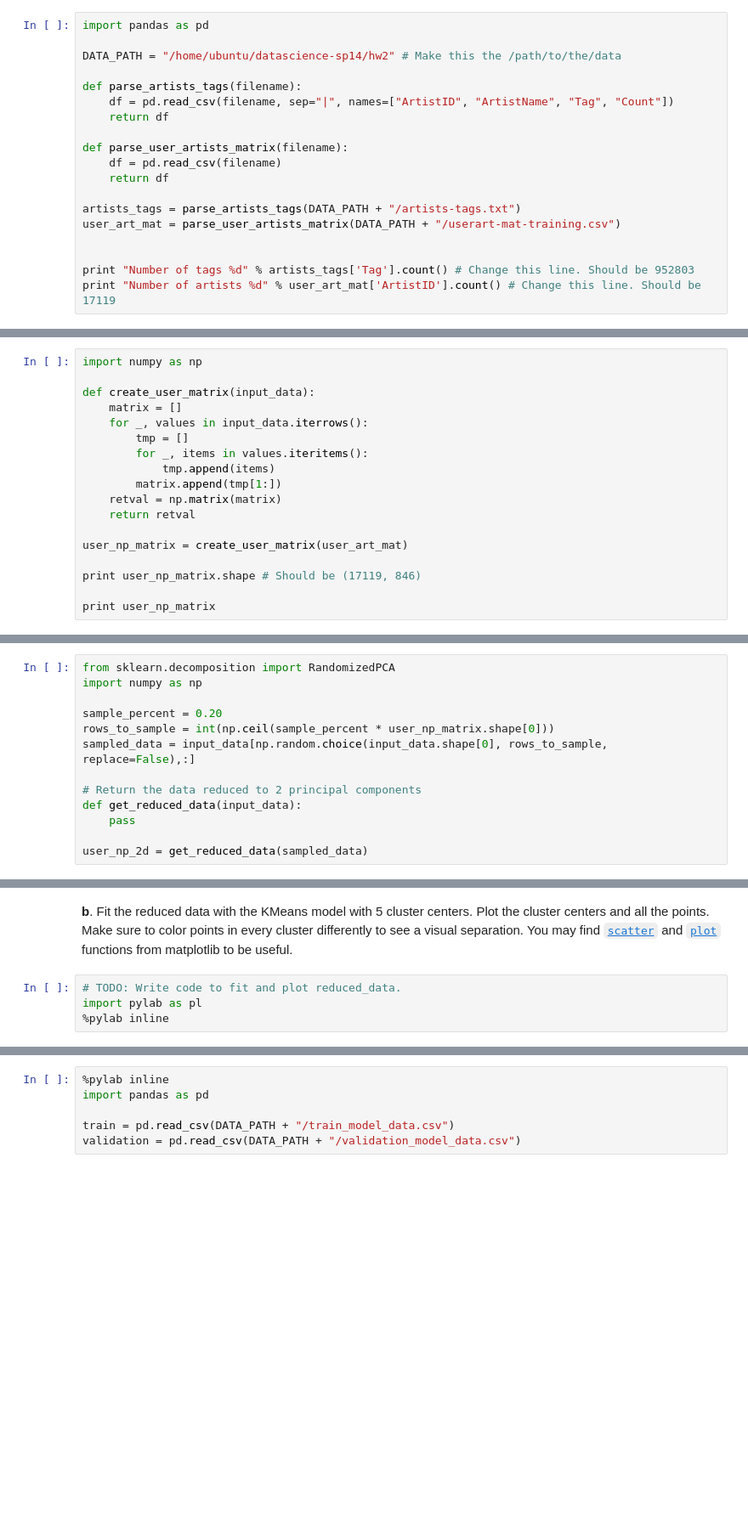
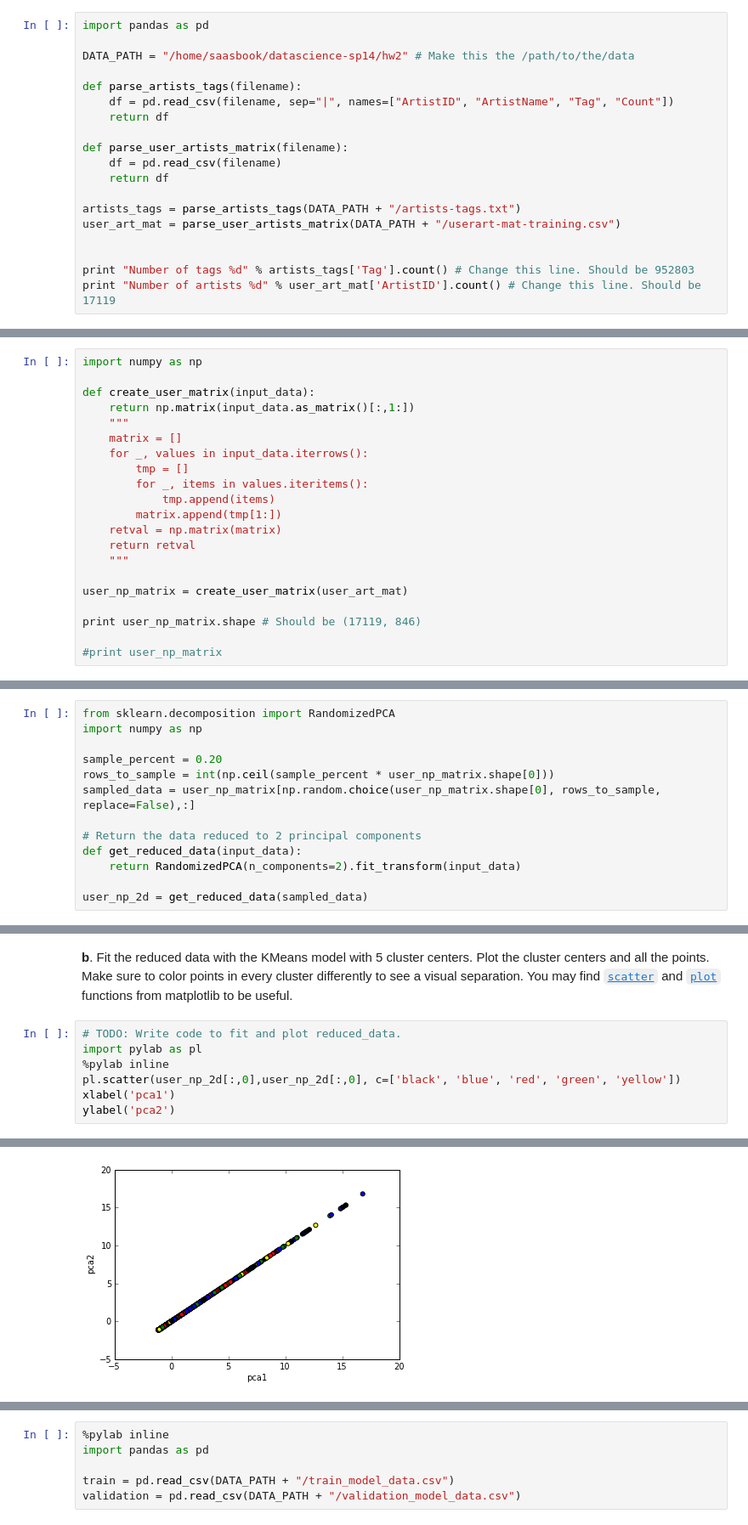
Before and after one commit to wu-david/datascience-sp14, a Jupyter notebook: hw2/HW2.ipynb, the cells around one changed output, grey strips where cells are left out. Shown at 85% size. Saved outputs shown, nothing was run; the diff lists cells and outputs as text; blank space fills up the shorter version.

```diff
--- a/hw2/HW2.ipynb
+++ b/hw2/HW2.ipynb
@@ -89,7 +89,7 @@ Similarly, read in the file **userart-mat-training.csv** . The file format for t
 # %%
 import pandas as pd
 
-DATA_PATH = "/home/ubuntu/datascience-sp14/hw2" # Make this the /path/to/the/data
+DATA_PATH = "/home/saasbook/datascience-sp14/hw2" # Make this the /path/to/the/data
 
 def parse_artists_tags(filename):
     df = pd.read_csv(filename, sep="|", names=["ArtistID", "ArtistName", "Tag", "Count"])
@@ -147,6 +147,8 @@ Top tag for Nirvana is Grunge
 import numpy as np
 
 def create_user_matrix(input_data):
+    return np.matrix(input_data.as_matrix()[:,1:])
+    """
     matrix = []
     for _, values in input_data.iterrows():
         tmp = []
@@ -155,11 +157,12 @@ def create_user_matrix(input_data):
         matrix.append(tmp[1:])
     retval = np.matrix(matrix)
     return retval
+    """
 
 user_np_matrix = create_user_matrix(user_art_mat)
 
 print user_np_matrix.shape # Should be (17119, 846)
 
-print user_np_matrix
+#print user_np_matrix
 # %% [output]
 (17119, 846)
@@ -494,10 +496,10 @@ import numpy as np
 
 sample_percent = 0.20
 rows_to_sample = int(np.ceil(sample_percent * user_np_matrix.shape[0]))
-sampled_data = input_data[np.random.choice(input_data.shape[0], rows_to_sample, replace=False),:]
+sampled_data = user_np_matrix[np.random.choice(user_np_matrix.shape[0], rows_to_sample, replace=False),:]
 
 # Return the data reduced to 2 principal components
 def get_reduced_data(input_data):
-    pass
+    return RandomizedPCA(n_components=2).fit_transform(input_data)
 
 user_np_2d = get_reduced_data(sampled_data)
@@ -509,5 +509,8 @@ NameError: name 'user_np_matrix' is not defined
 # TODO: Write code to fit and plot reduced_data.
 import pylab as pl
 %pylab inline
+pl.scatter(user_np_2d[:,0],user_np_2d[:,0], c=['black', 'blue', 'red', 'green', 'yellow'])
+xlabel('pca1')
+ylabel('pca2')
 # %% [output]
 Populating the interactive namespace from numpy and matplotlib
@@ -514,3 +518,4 @@ Populating the interactive namespace from numpy and matplotlib
+[figure, added]
 # %% [markdown]
 # Part 2 - Regression Models - Predicting Song Popularity
 
```
Also changed, not shown: parts of 41 cells of this notebook, 2 other files.
